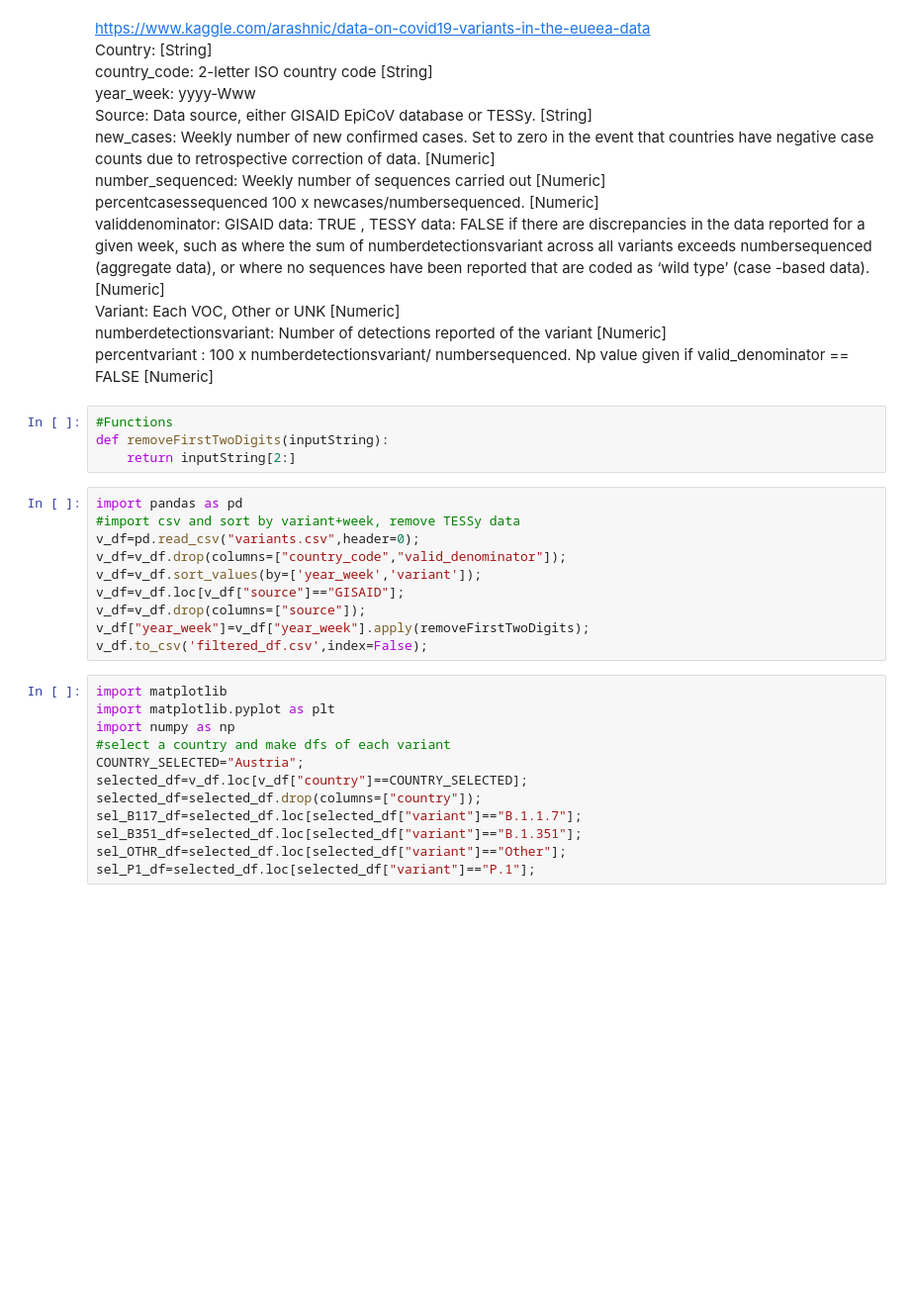
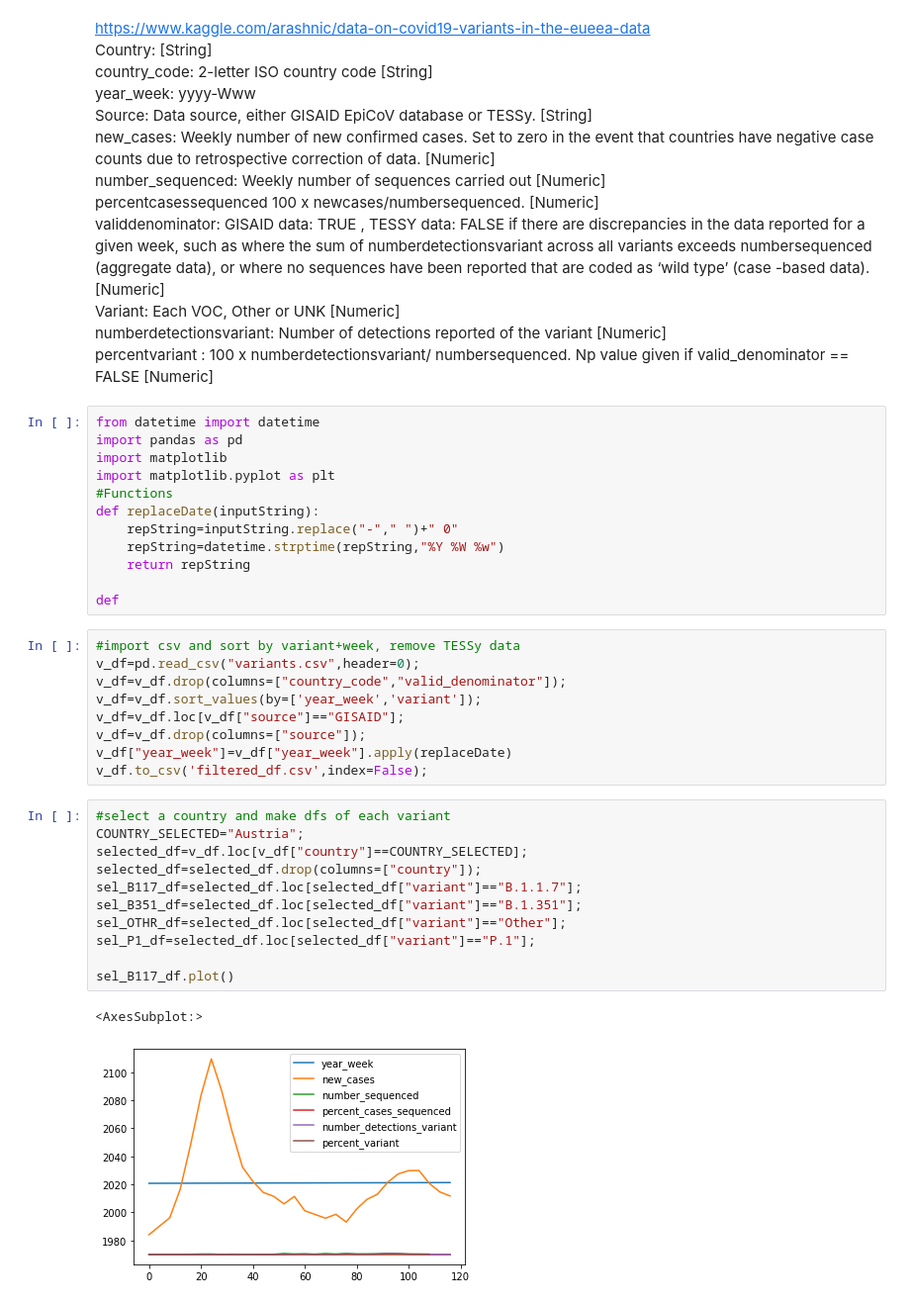
Before and after one commit to adrian-puente1/eu_covid_variants, a Jupyter notebook: eu_covid_variants.ipynb, the cells around one changed output. Shown at 99% size. Saved outputs shown, nothing was run; the diff lists cells and outputs as text; blank space fills up the shorter version.

Commit message:
standardized date format

```diff
--- a/eu_covid_variants.ipynb
+++ b/eu_covid_variants.ipynb
@@ -12,29 +12,38 @@ validdenominator: GISAID data: TRUE , TESSY data: FALSE if there are discrepanci
 Variant: Each VOC, Other or UNK [Numeric]
 numberdetectionsvariant: Number of detections reported of the variant [Numeric]
 percentvariant : 100 x numberdetectionsvariant/ numbersequenced. Np value given if valid_denominator == FALSE [Numeric]
-# %%
-#Functions
-def removeFirstTwoDigits(inputString):
-    return inputString[2:]
+# %%
+from datetime import datetime
+import pandas as pd
+import matplotlib
+import matplotlib.pyplot as plt
+#Functions
+def replaceDate(inputString):
+    repString=inputString.replace("-"," ")+" 0"
+    repString=datetime.strptime(repString,"%Y %W %w")
+    return repString
+
+def
 # %%
-import pandas as pd
 #import csv and sort by variant+week, remove TESSy data
 v_df=pd.read_csv("variants.csv",header=0);
 v_df=v_df.drop(columns=["country_code","valid_denominator"]);
 v_df=v_df.sort_values(by=['year_week','variant']);
 v_df=v_df.loc[v_df["source"]=="GISAID"];
 v_df=v_df.drop(columns=["source"]);
-v_df["year_week"]=v_df["year_week"].apply(removeFirstTwoDigits);
+v_df["year_week"]=v_df["year_week"].apply(replaceDate)
 v_df.to_csv('filtered_df.csv',index=False);
 # %%
-import matplotlib
-import matplotlib.pyplot as plt
-import numpy as np
 #select a country and make dfs of each variant
 COUNTRY_SELECTED="Austria";
 selected_df=v_df.loc[v_df["country"]==COUNTRY_SELECTED];
 selected_df=selected_df.drop(columns=["country"]);
 sel_B117_df=selected_df.loc[selected_df["variant"]=="B.1.1.7"];
 sel_B351_df=selected_df.loc[selected_df["variant"]=="B.1.351"];
 sel_OTHR_df=selected_df.loc[selected_df["variant"]=="Other"];
 sel_P1_df=selected_df.loc[selected_df["variant"]=="P.1"];
+
+sel_B117_df.plot()
+# %% [output]
+<AxesSubplot:>
+[figure, added]
```
Also changed, not shown: 1 other file.
